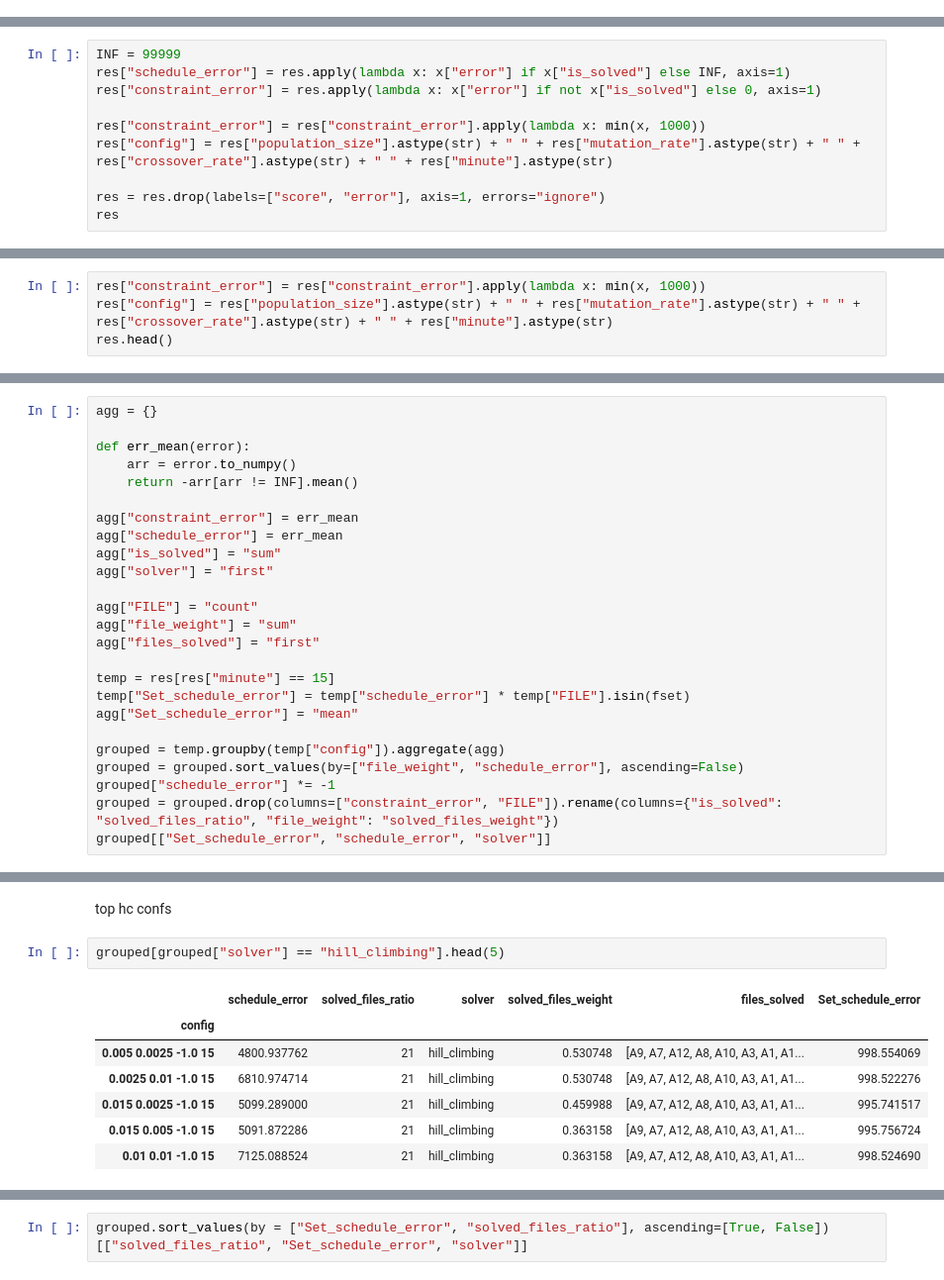
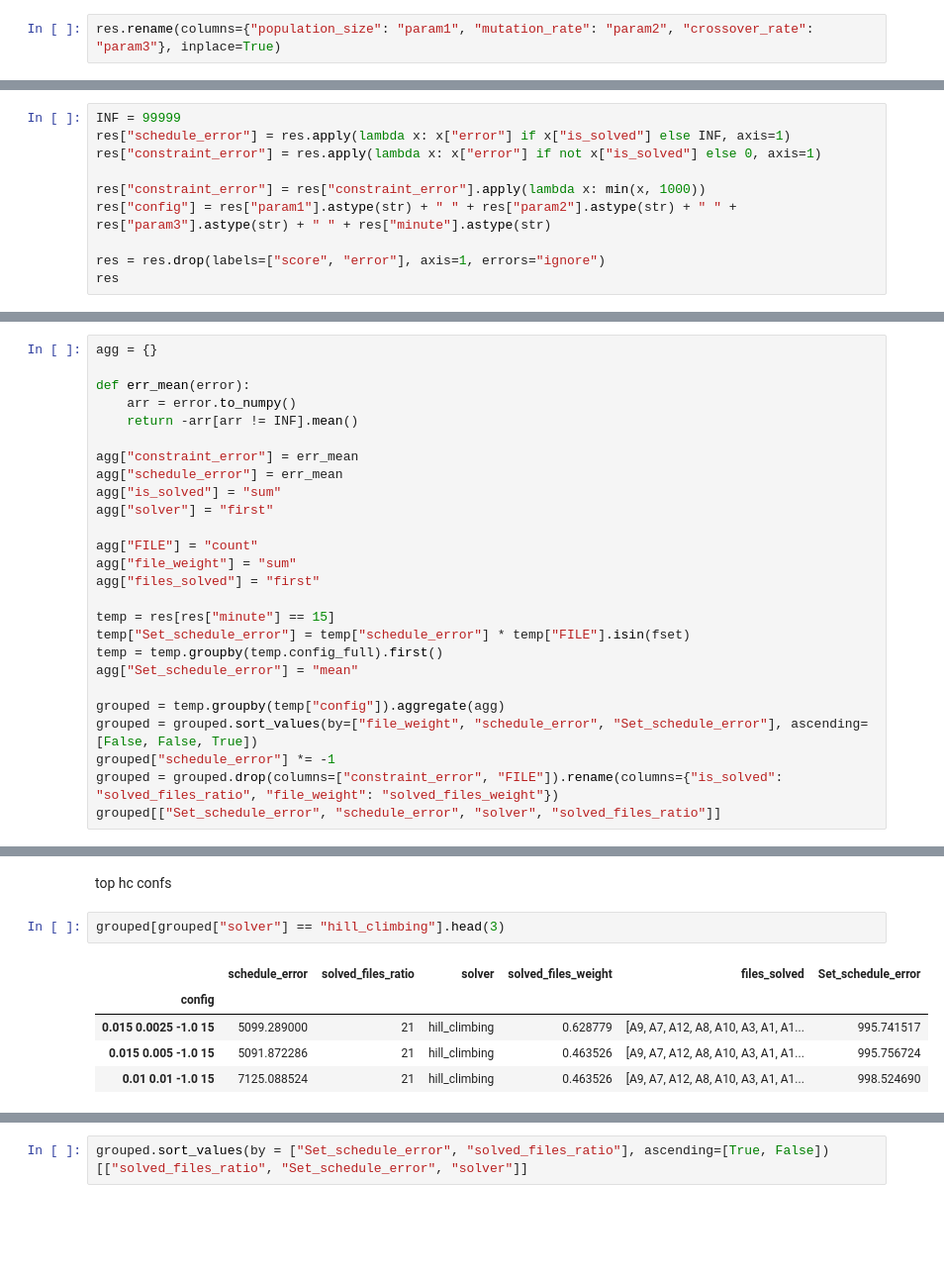
Before and after one commit to RedMoon32/Roadef2020Challenge, a Jupyter notebook: results_analysis.ipynb, the cells around one changed output, grey strips where cells are left out. Shown at 99% size. Drawn from its saved outputs; the diff is of its cells as text; blank space fills up the shorter version.

```diff
--- a/results_analysis.ipynb
+++ b/results_analysis.ipynb
@@ -40,3 +47,5 @@ res
+# %%
+res.rename(columns={"population_size": "param1", "mutation_rate": "param2", "crossover_rate": "param3"}, inplace=True)
 # %%
 res.loc[res["base_path"] == "./A_set/A_", "base_path"] = "A"
 res.loc[res["base_path"] != "A", "base_path"] = "B"
@@ -88,7 +113,7 @@ res["schedule_error"] = res.apply(lambda x: x["error"] if x["is_solved"] else IN
 res["constraint_error"] = res.apply(lambda x: x["error"] if not x["is_solved"] else 0, axis=1)
 
 res["constraint_error"] = res["constraint_error"].apply(lambda x: min(x, 1000))
-res["config"] = res["population_size"].astype(str) + " " + res["mutation_rate"].astype(str) + " " + res["crossover_rate"].astype(str) + " " + res["minute"].astype(str)
+res["config"] = res["param1"].astype(str) + " " + res["param2"].astype(str) + " " + res["param3"].astype(str) + " " + res["minute"].astype(str)
 
 res = res.drop(labels=["score", "error"], axis=1, errors="ignore")
 res
@@ -129,4 +153,0 @@ See the caveats in the documentation: https://pandas.pydata.org/pandas-docs/stab
-# %%
-res["constraint_error"] = res["constraint_error"].apply(lambda x: min(x, 1000))
-res["config"] = res["population_size"].astype(str) + " " + res["mutation_rate"].astype(str) + " " + res["crossover_rate"].astype(str) + " " + res["minute"].astype(str)
-res.head()
@@ -329,13 +379,14 @@ agg["files_solved"] = "first"
 
 temp = res[res["minute"] == 15]
 temp["Set_schedule_error"] = temp["schedule_error"] * temp["FILE"].isin(fset)
+temp = temp.groupby(temp.config_full).first()
 agg["Set_schedule_error"] = "mean"
 
 grouped = temp.groupby(temp["config"]).aggregate(agg)
-grouped = grouped.sort_values(by=["file_weight", "schedule_error"], ascending=False)
+grouped = grouped.sort_values(by=["file_weight", "schedule_error", "Set_schedule_error"], ascending=[False, False, True])
 grouped["schedule_error"] *= -1
 grouped = grouped.drop(columns=["constraint_error", "FILE"]).rename(columns={"is_solved": "solved_files_ratio", "file_weight": "solved_files_weight"})
-grouped[["Set_schedule_error", "schedule_error", "solver"]]
+grouped[["Set_schedule_error", "schedule_error", "solver", "solved_files_ratio"]]
 # %% [output]
 A value is trying to be set on a copy of a slice from a DataFrame.
 Try using .loc[row_indexer,col_indexer] = value instead
@@ -363,13 +436,11 @@ See the caveats in the documentation: https://pandas.pydata.org/pandas-docs/stab
 # %% [markdown]
 top hc confs
 # %%
-grouped[grouped["solver"] == "hill_climbing"].head(5)
+grouped[grouped["solver"] == "hill_climbing"].head(3)
 # %% [output]
 |  | schedule_error | solved_files_ratio | solver | solved_files_weight | files_solved | Set_schedule_error |
 | config |  |  |  |  |  |  |
-| 0.005 0.0025 -1.0 15 | 4800.937762 | 21 | hill_climbing | 0.530748 | [A9, A7, A12, A8, A10, A3, A1, A1... | 998.554069 |
-| 0.0025 0.01 -1.0 15 | 6810.974714 | 21 | hill_climbing | 0.530748 | [A9, A7, A12, A8, A10, A3, A1, A1... | 998.522276 |
-| 0.015 0.0025 -1.0 15 | 5099.289000 | 21 | hill_climbing | 0.459988 | [A9, A7, A12, A8, A10, A3, A1, A1... | 995.741517 |
-| 0.015 0.005 -1.0 15 | 5091.872286 | 21 | hill_climbing | 0.363158 | [A9, A7, A12, A8, A10, A3, A1, A1... | 995.756724 |
-| 0.01 0.01 -1.0 15 | 7125.088524 | 21 | hill_climbing | 0.363158 | [A9, A7, A12, A8, A10, A3, A1, A1... | 998.524690 |
+| 0.015 0.0025 -1.0 15 | 5099.289000 | 21 | hill_climbing | 0.628779 | [A9, A7, A12, A8, A10, A3, A1, A1... | 995.741517 |
+| 0.015 0.005 -1.0 15 | 5091.872286 | 21 | hill_climbing | 0.463526 | [A9, A7, A12, A8, A10, A3, A1, A1... | 995.756724 |
+| 0.01 0.01 -1.0 15 | 7125.088524 | 21 | hill_climbing | 0.463526 | [A9, A7, A12, A8, A10, A3, A1, A1... | 998.524690 |
 # %%
```
Also changed, not shown: parts of 33 cells of this notebook.
